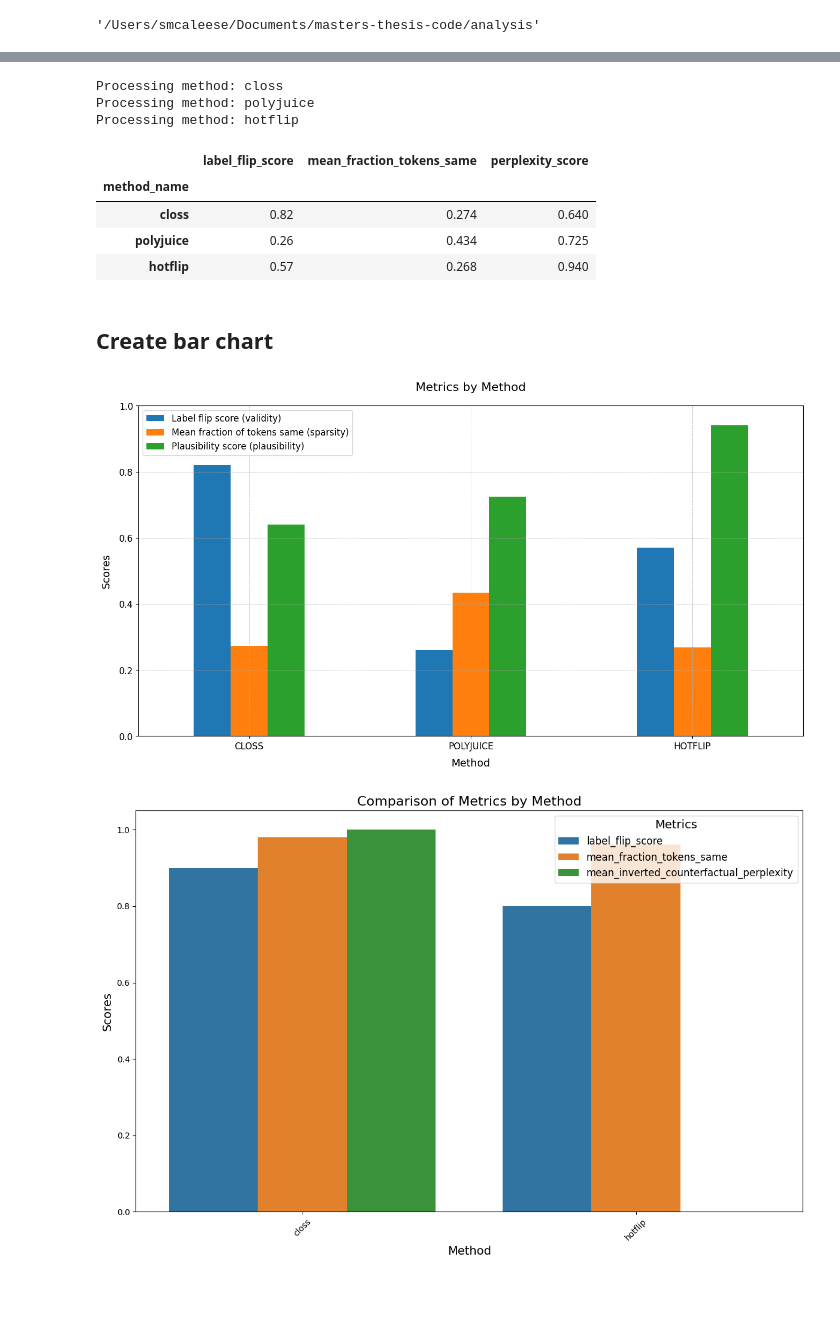
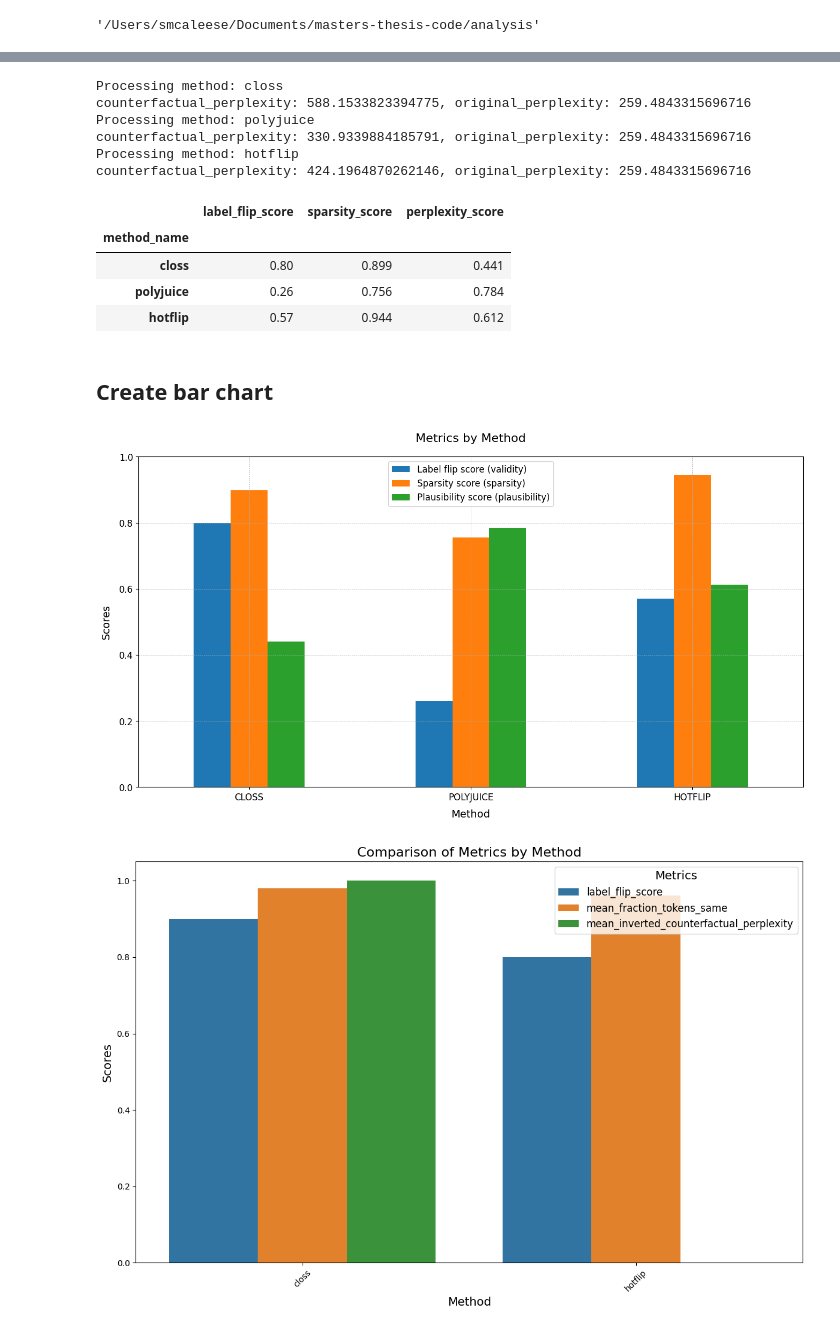
Before and after one commit to smcaleese/text-counterfactual-explanation-methods, a Jupyter notebook: analysis/results-analysis.ipynb, the cells around one changed output, grey strips where cells are left out. Saved outputs shown, nothing was run; the diff lists cells and outputs as text; code cells hidden in the pictures; blank space fills up the shorter version.

Commit message:
Added new Levenshtein distance metric

```diff
--- a/analysis/results-analysis.ipynb
+++ b/analysis/results-analysis.ipynb
@@ -19,14 +34,14 @@ Metrics to calculate:
 # %%
 def calculate_perplexity_score(counterfactual_perplexity, original_perplexity):
     ratio = counterfactual_perplexity / original_perplexity
-    score = 1 - (ratio - 1)
-    return round(score, 3)
+    score = 1 / ratio
+    return score
 
 def calculate_metrics(df, precision=3):
     """Calculate and round metrics from the given DataFrame."""
     metrics = {
         "label_flip_score": df["found_flip"].mean(),
-        "mean_fraction_tokens_same": df["frac_tokens_same"].mean(),
+        "sparsity_score": df["levenshtein_similarity_score"].mean(),
         "perplexity_score": calculate_perplexity_score(df["counterfactual_perplexity"].mean(), df["original_perplexity"].mean())
     }
     return {key: round(value, precision) for key, value in metrics.items()}
@@ -41,8 +56,8 @@ def process_csv_files(directory):
     data = {
         "method_name": [],
         "label_flip_score": [],
-        "mean_fraction_tokens_same": [],
-        "perplexity_score": [],
+        "sparsity_score": [],
+        "perplexity_score": []
     }
 
     for file in os.listdir(directory):
@@ -68,36 +111,39 @@ df = pd.DataFrame(data).set_index("method_name")
 df.head()
 # %% [output]
 Processing method: closs
+counterfactual_perplexity: 588.1533823394775, original_perplexity: 259.4843315696716
 Processing method: polyjuice
+counterfactual_perplexity: 330.9339884185791, original_perplexity: 259.4843315696716
 Processing method: hotflip
+counterfactual_perplexity: 424.1964870262146, original_perplexity: 259.4843315696716
-|  | label_flip_score | mean_fraction_tokens_same | perplexity_score |
+|  | label_flip_score | sparsity_score | perplexity_score |
 | method_name |  |  |  |
-| closs | 0.82 | 0.274 | 0.640 |
-| polyjuice | 0.26 | 0.434 | 0.725 |
-| hotflip | 0.57 | 0.268 | 0.940 |
+| closs | 0.80 | 0.899 | 0.441 |
+| polyjuice | 0.26 | 0.756 | 0.784 |
+| hotflip | 0.57 | 0.944 | 0.612 |
 # %% [markdown]
 ## Create bar chart
 # %%
 import matplotlib.pyplot as plt
 
 # plt.style.use('ggplot')
 plt.style.use('default')
 
 ax = df.plot.bar(figsize=(16, 8), fontsize=12)
 ax.set_title('Metrics by Method', fontsize=16, pad=20)
 
 ax.set_xlabel('Method', fontsize=14, labelpad=10)
 ax.set_xticklabels(df.index.str.upper(), rotation=0, ha='center', fontsize=12)
 
 ax.set_ylabel('Scores', fontsize=14, labelpad=10)
 ax.set_ylim([0, 1])
 
-ax.legend(labels=["Label flip score (validity)", "Mean fraction of tokens same (sparsity)", "Plausibility score (plausibility)"], fontsize=12)
+ax.legend(labels=["Label flip score (validity)", "Sparsity score (sparsity)", "Plausibility score (plausibility)"], fontsize=12)
 ax.grid(True, which='both', linestyle='--', linewidth=0.5)
 
-plt.savefig("results.png", dpi=300)
+plt.savefig("results-2.png", dpi=300)
 # %% [output]
-[figure, old version]
+[figure, new version]
 # %%
 import pandas as pd
 import plotly.graph_objects as go
```
Also changed, not shown: parts of 3 cells of this notebook, 6 other files.
